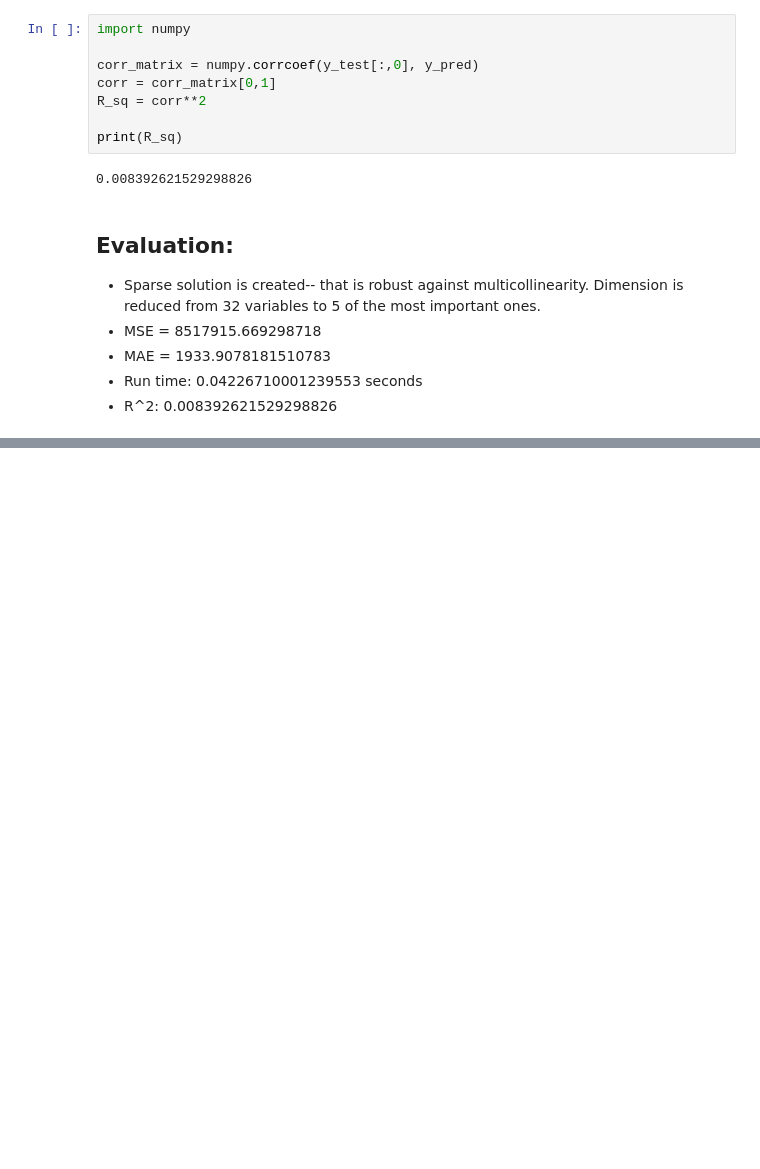
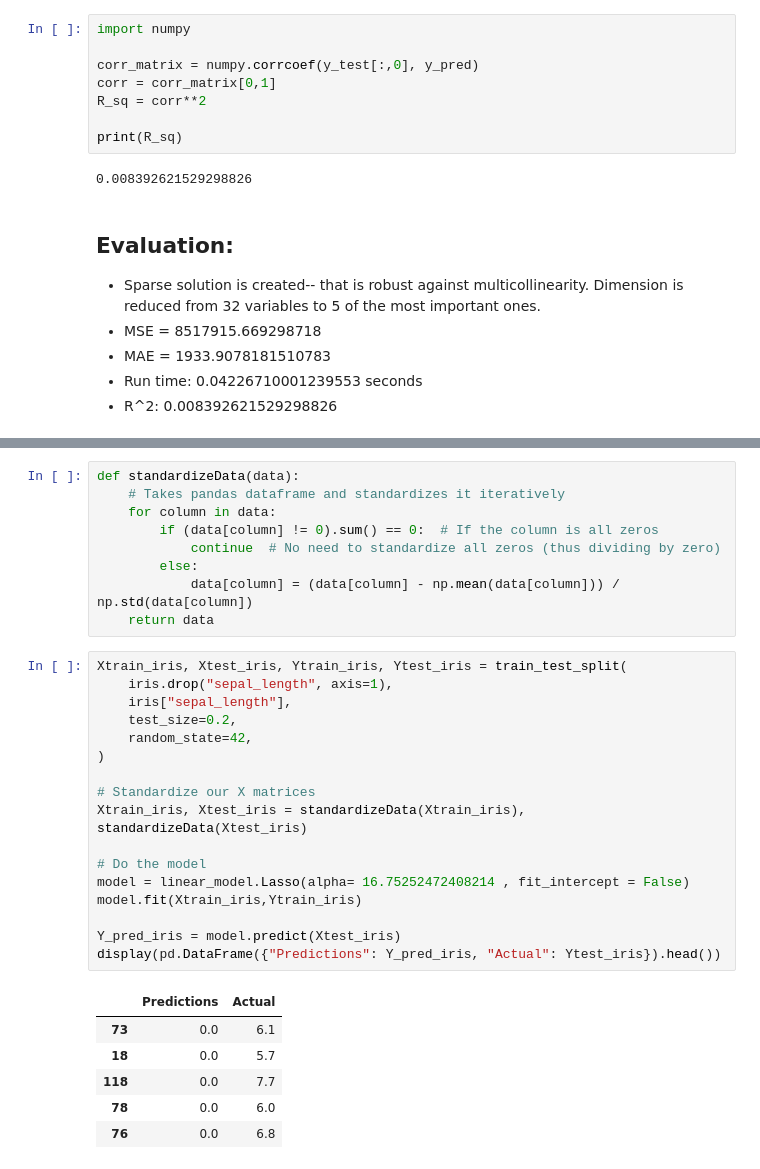
Before and after one commit to Sgipn/Airbnb_PricePred, a Jupyter notebook: notebooks/Lasso Regression.ipynb, the cells around one changed output, grey strips where cells are left out. Drawn from its saved outputs; the diff is of its cells as text; blank space fills up the shorter version.

```diff
--- a/notebooks/Lasso Regression.ipynb
+++ b/notebooks/Lasso Regression.ipynb
@@ -586,0 +620,33 @@ print(R_sq)
+# %%
+def standardizeData(data):
+    # Takes pandas dataframe and standardizes it iteratively
+    for column in data:
+        if (data[column] != 0).sum() == 0:  # If the column is all zeros
+            continue  # No need to standardize all zeros (thus dividing by zero)
+        else:
+            data[column] = (data[column] - np.mean(data[column])) / np.std(data[column])
+    return data
+# %%
+Xtrain_iris, Xtest_iris, Ytrain_iris, Ytest_iris = train_test_split(
+    iris.drop("sepal_length", axis=1),
+    iris["sepal_length"],
+    test_size=0.2,
+    random_state=42,
+)
+
+# Standardize our X matrices
+Xtrain_iris, Xtest_iris = standardizeData(Xtrain_iris), standardizeData(Xtest_iris)
+
+# Do the model
+model = linear_model.Lasso(alpha= 16.75252472408214 , fit_intercept = False)
+model.fit(Xtrain_iris,Ytrain_iris)
+
+Y_pred_iris = model.predict(Xtest_iris)
+display(pd.DataFrame({"Predictions": Y_pred_iris, "Actual": Ytest_iris}).head())
+# %% [output]
+|  | Predictions | Actual |
+| 73 | 0.0 | 6.1 |
+| 18 | 0.0 | 5.7 |
+| 118 | 0.0 | 7.7 |
+| 78 | 0.0 | 6.0 |
+| 76 | 0.0 | 6.8 |
```
Also changed, not shown: parts of 57 cells of this notebook.
